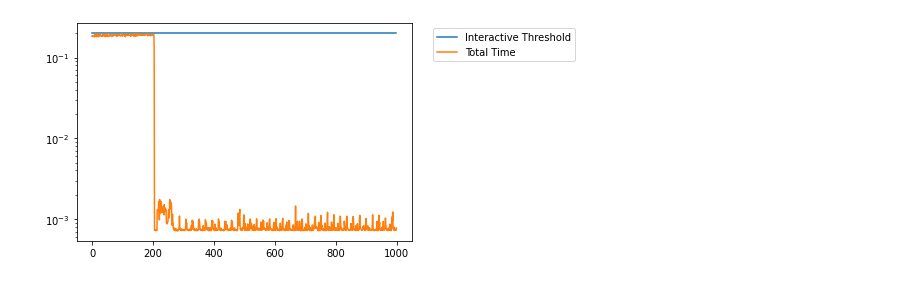
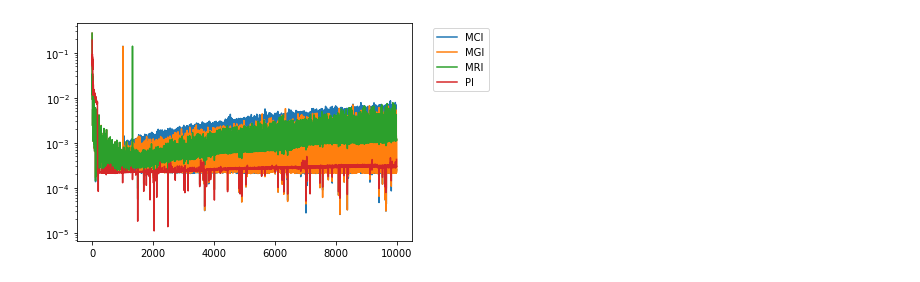
Before and after one commit to pdet/ProgressiveMergesort, a Jupyter notebook: plot.ipynb, the cells around one changed output. Saved outputs shown, nothing was run; the diff lists cells and outputs as text; code cells hidden in the pictures.

```diff
--- a/plot.ipynb
+++ b/plot.ipynb
@@ -1,22 +1,47 @@
-# %%
-import pandas as pd
-import matplotlib.pyplot as plt
-
-a = pd.read_csv("prog_idx.csv",delimiter=';')
-
-# plt.plot([0.0055] * len(a), label='Full Scan') # y
-plt.plot([0.20] * len(a), label='Interactive Threshold') # y
-
-plt.plot(a['total_time'], label='Total Time')
-
-# a.plot(kind='line',y='total_time',ax=ax, logy = True)
-# a.plot(kind='line',y='total_time',ax=10, logy = True)
-
-# df.plot(kind='line',x='name',y='num_pets', color='red', ax=ax)
-
-plt.legend(bbox_to_anchor=(1.05, 1), loc='upper left',)
-plt.yscale("log")
-
-plt.show()
-# %% [output]
-[figure, removed]
+# %%
+import pandas as pd
+import matplotlib.pyplot as plt
+
+class Experiment:
+    num_queries = 1000
+    column_size = 1000000
+    append_size = 10
+    append_frequency = 10
+    start_updates_after = 50
+    delta = 0.1;
+    file_name = 'results/'
+
+    def __init__(self, num_queries, column_size,append_size,append_frequency,start_updates_after,delta):
+        self.num_queries = num_queries
+        self.column_size = column_size
+        self.append_size = append_size
+        self.append_frequency = append_frequency
+        self.start_updates_after = start_updates_after
+        self.delta = delta
+        self.file_name = 'results/' +str(num_queries) + '_' + str(column_size) + '_' \
+        + str(append_size) + '_' + str(append_frequency) + '_' + str(start_updates_after) + '_' + str(delta)
+
+    def per_query_plot(self):
+        complete = pd.read_csv(self.file_name+"_" + str(1)+"_" + str(1) +\
+                               ".csv",delimiter=';', names=['total'])
+        gradual = pd.read_csv(self.file_name+"_" + str(1)+"_" + str(2) +\
+                               ".csv",delimiter=';', names=['total'])
+        ripple = pd.read_csv(self.file_name+"_" + str(1)+"_" + str(3) +\
+                               ".csv",delimiter=';', names=['total'])
+        mergesort = pd.read_csv(self.file_name+"_" + str(2)+"_" + str(4) +\
+                               ".csv",delimiter=';', names=['total'])
+        plt.plot(complete['total'], label='MCI')
+        plt.plot(gradual['total'], label='MGI')
+        plt.plot(ripple['total'], label='MRI')
+        plt.plot(mergesort['total'], label='PI')
+        plt.legend(bbox_to_anchor=(1.05, 1), loc='upper left',)
+        plt.yscale("log")
+        plt.show()
+
+    def plot(self):
+        self.per_query_plot()
+# %%
+exp = Experiment(10000,10000000,10,10,1000,0.1)
+exp.plot()
+# %% [output]
+[figure, added]
```
Also changed, not shown: parts of 1 cell of this notebook, 14 other files.
